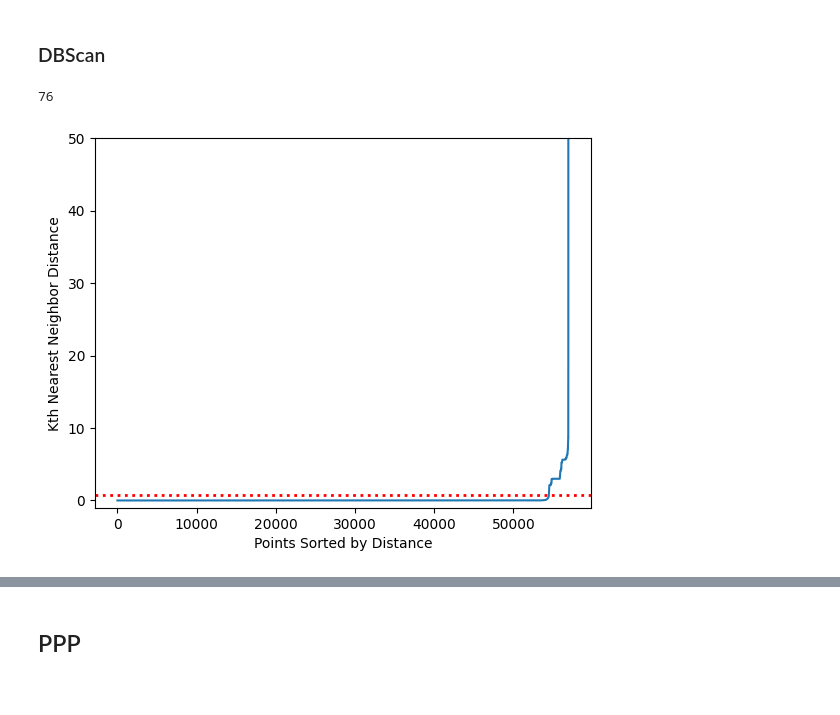
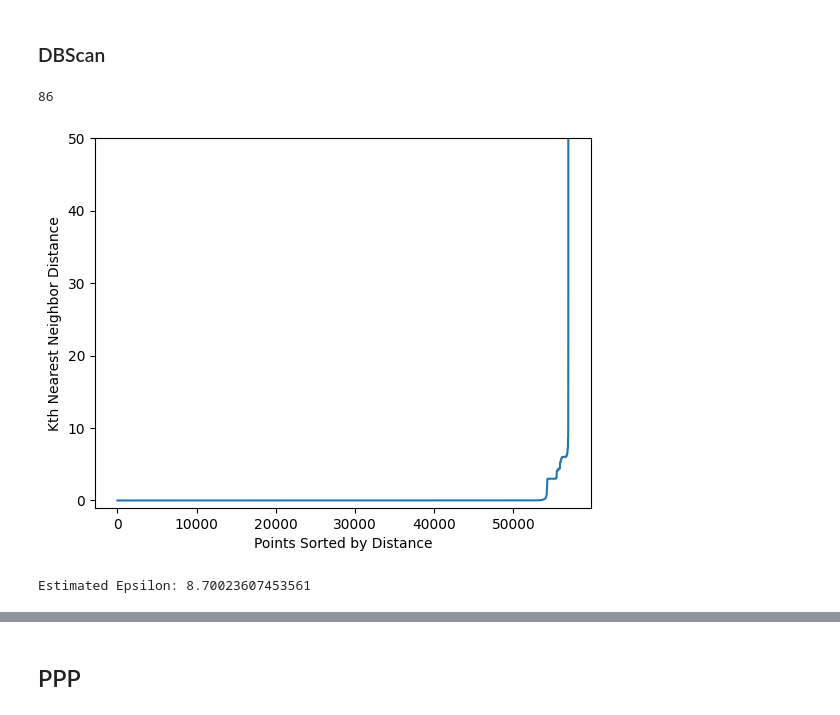
Before and after one commit to calebhadley1/DX799-capstone, a Jupyter notebook: Week11.ipynb, the cells around one changed output, grey strips where cells are left out. Drawn from its saved outputs; the diff is of its cells as text; code cells hidden in the pictures.

```diff
--- a/Week11.ipynb
+++ b/Week11.ipynb
@@ -291,6 +268,14 @@ print(tree_rules)
 # %% [markdown]
 ### Import Dataset
 # %%
-df = pd.read_csv('ibm_hi_small_trans_cleaned_semester3.csv')
+df = pd.read_csv("C:/Users/caleb/Projects/BU Spring 2026/Module-B-semester-2/Milestone 3 EDA/ibm_hi_small_trans_cleaned.csv")
+cols_to_drop = [c for c in df.columns if "_Mean" in c or "_Median" in c]
+cols_to_drop.append('Timestamp')
+cols_to_drop.append('Account')
+cols_to_drop.append('Account.1')
+cols_to_drop.append('From Bank')
+cols_to_drop.append('To Bank')
+
+df.drop(columns=cols_to_drop, inplace=True)
 df
 # %% [output]
@@ -329,26 +314,37 @@ X_scaled = scaler.fit_transform(X_resampled)
 min_samples = 2 * len(X.columns) # 2*D to avoid clustering marking sparse regions as valid clusters. With a value of 3 I found 1800 clusters
 min_samples
 # %% [output]
-76
+86
 # %%
 # 1. Set k to your min_samples value
 k = min_samples
 
 # 2. Fit Nearest Neighbors
 neighbors = NearestNeighbors(n_neighbors=k)
 neighbors.fit(X_scaled)
 distances, _ = neighbors.kneighbors(X_scaled)
 
 # 3. Sort distances by the k-th neighbor column (index k-1)
 sorted_distances = np.sort(distances[:, k-1])
 
 # 4. Plot to find the Epsilon elbow
 plt.plot(sorted_distances)
 plt.ylabel("Kth Nearest Neighbor Distance")
 plt.xlabel("Points Sorted by Distance")
 plt.ylim(bottom=-1, top=50)
-plt.axhline(y=0.8, linestyle=':', color='red', linewidth=2)
+# plt.axhline(y=5.8, linestyle=':', color='red', linewidth=2)
 None
 # %% [output]
-[figure, old version]
+[figure, new version]
+# %%
+from kneed import KneeLocator
+
+# Find the elbow point automatically
+i = np.arange(len(sorted_distances))
+knee = KneeLocator(i, sorted_distances, S=1.0, curve='convex', direction='increasing')
+
+optimal_eps = sorted_distances[knee.knee]
+print(f"Estimated Epsilon: {optimal_eps}")
+# %% [output]
+Estimated Epsilon: 8.70023607453561
 # %%
```
Also changed, not shown: parts of 38 cells of this notebook, 1 other file.
